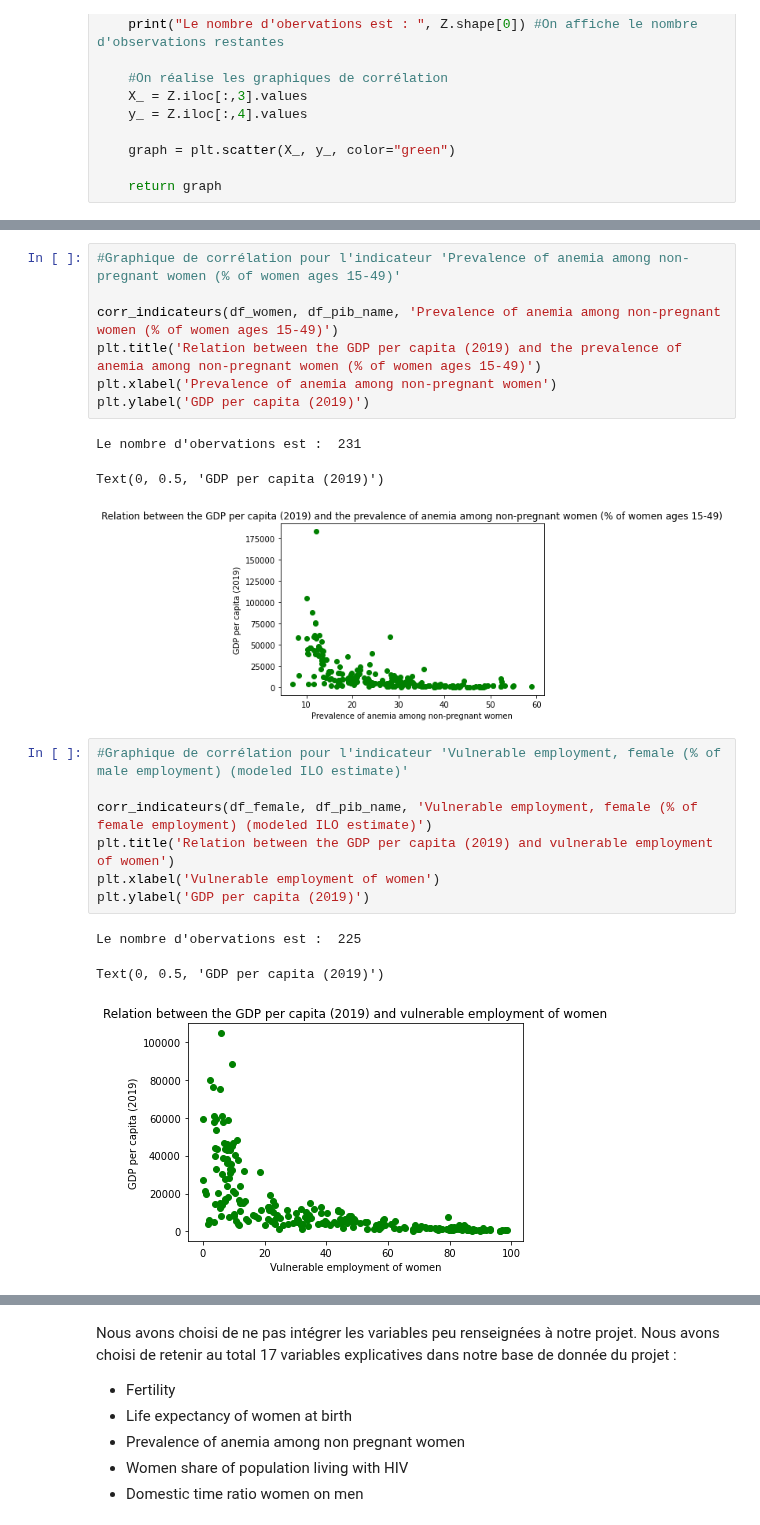
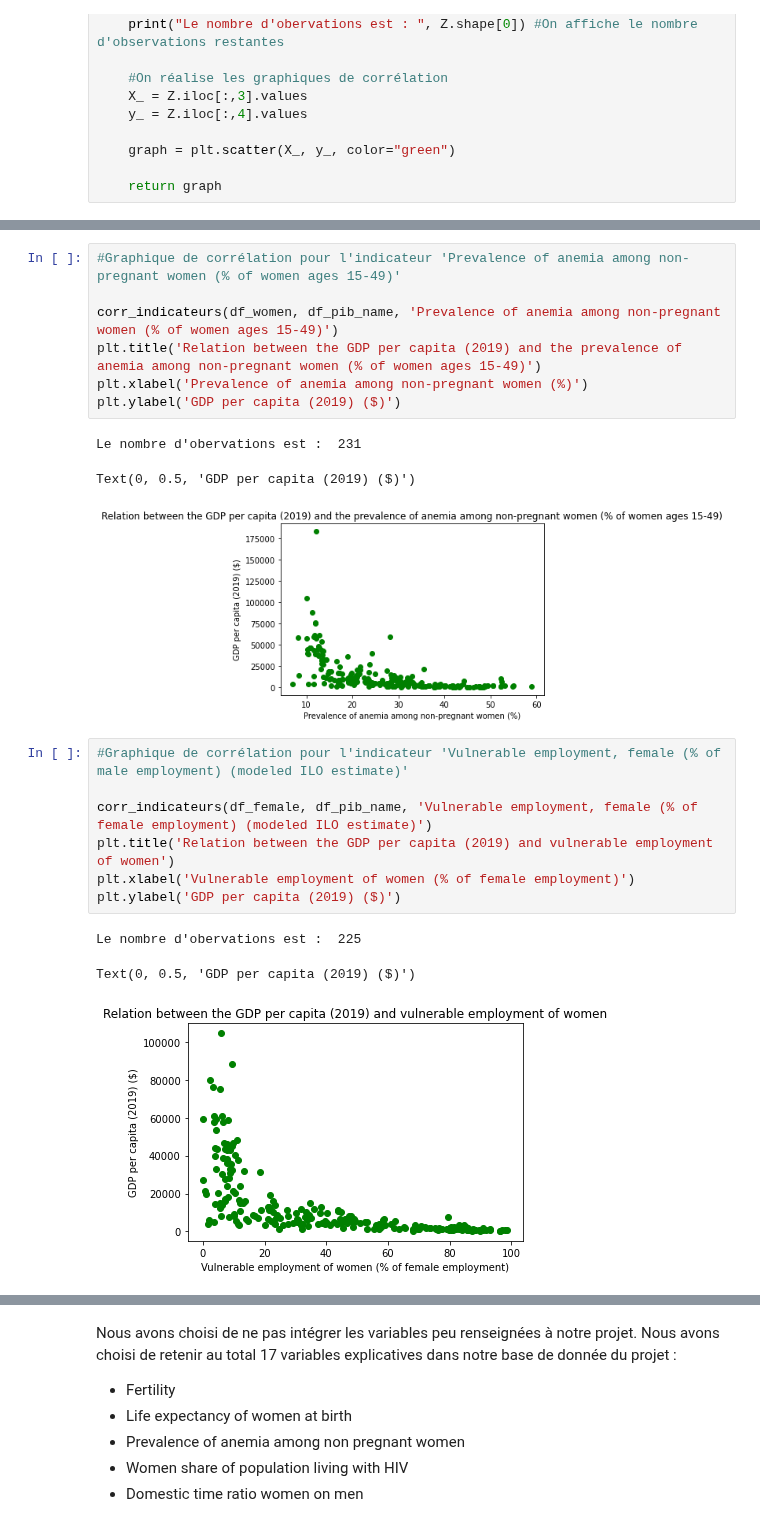
Before and after one commit to cmllbll/Gender-Inequalities-and-Development, a Jupyter notebook: Notebook final.ipynb, the cells around one changed output, grey strips where cells are left out. Drawn from its saved outputs; the diff is of its cells as text.

```diff
--- a/Notebook final.ipynb
+++ b/Notebook final.ipynb
@@ -580,23 +582,23 @@ Text(0, 0.5, 'GDP per capita (2019)')
 
 corr_indicateurs(df_women, df_pib_name, 'Prevalence of anemia among non-pregnant women (% of women ages 15-49)')
 plt.title('Relation between the GDP per capita (2019) and the prevalence of anemia among non-pregnant women (% of women ages 15-49)')
-plt.xlabel('Prevalence of anemia among non-pregnant women')
-plt.ylabel('GDP per capita (2019)')
+plt.xlabel('Prevalence of anemia among non-pregnant women (%)')
+plt.ylabel('GDP per capita (2019) ($)')
 # %% [output]
 Le nombre d'obervations est :  231
-Text(0, 0.5, 'GDP per capita (2019)')
+Text(0, 0.5, 'GDP per capita (2019) ($)')
-[figure, old version]
+[figure, new version]
 # %%
 #Graphique de corrélation pour l'indicateur 'Vulnerable employment, female (% of male employment) (modeled ILO estimate)'
 
 corr_indicateurs(df_female, df_pib_name, 'Vulnerable employment, female (% of female employment) (modeled ILO estimate)')
 plt.title('Relation between the GDP per capita (2019) and vulnerable employment of women')
-plt.xlabel('Vulnerable employment of women')
-plt.ylabel('GDP per capita (2019)')
+plt.xlabel('Vulnerable employment of women (% of female employment)')
+plt.ylabel('GDP per capita (2019) ($)')
 # %% [output]
 Le nombre d'obervations est :  225
-Text(0, 0.5, 'GDP per capita (2019)')
+Text(0, 0.5, 'GDP per capita (2019) ($)')
-[figure, old version]
+[figure, new version]
 # %%
 #Exemple d'indicateur non pertinent : Educational attainment, at least completed lower secondary, population 25+, female (%) (cumulative)
 
```
Also changed, not shown: parts of 43 cells of this notebook.
